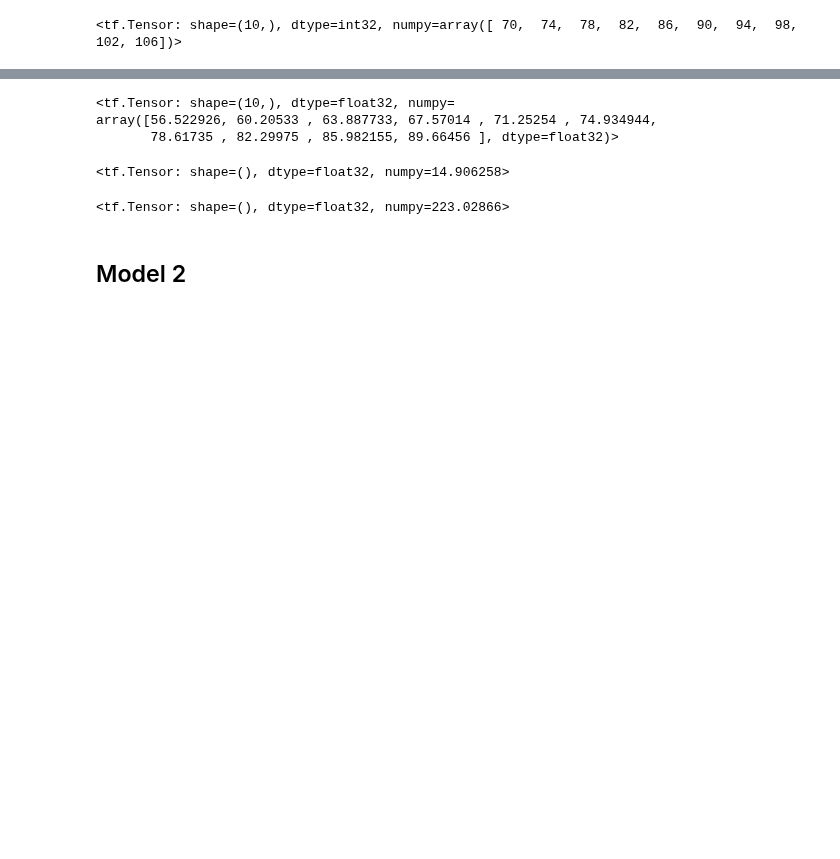
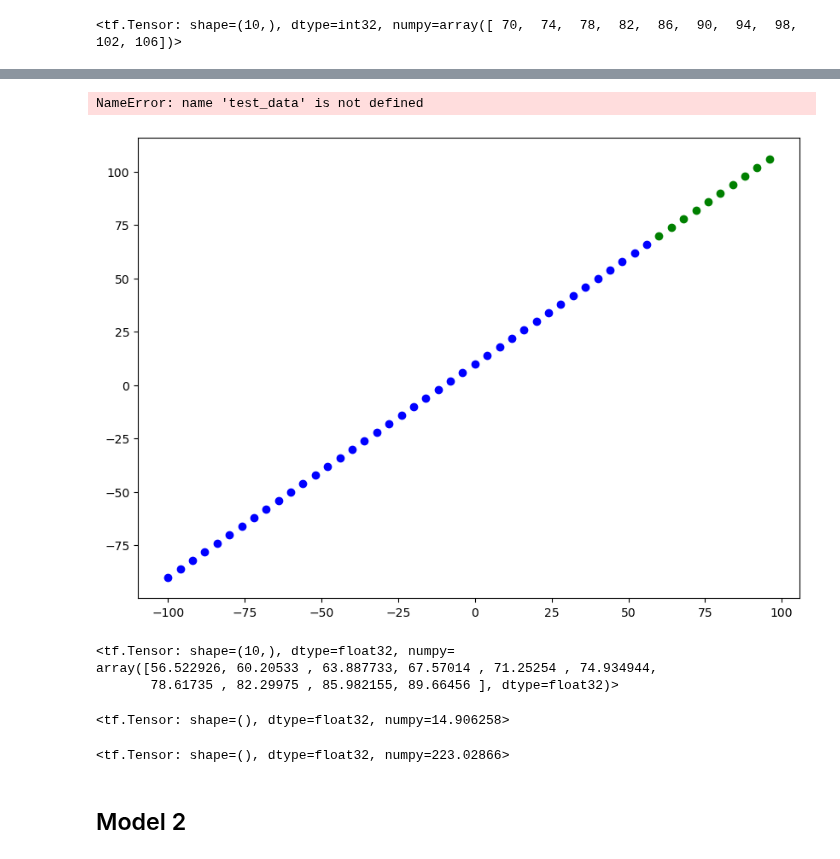
Before and after one commit to Abisoyesam/Deep-Learning-With-TensorFlow, a Jupyter notebook: 02 - Neural Network Regression/code/05 - Comparing models.ipynb, the cells around one changed output, grey strips where cells are left out. Cells and saved outputs as stored; diff of their text form; code cells hidden in the pictures; blank space fills up the shorter version.

```diff
--- a/02 - Neural Network Regression/code/05 - Comparing models.ipynb
+++ b/02 - Neural Network Regression/code/05 - Comparing models.ipynb
@@ -139,3 +129,8 @@ plot_predictions()
+# %%
+plot_graph.plot_predictions(X_train, y_train, X_test, y_test, y_pred_1)
+# %% [output]
+NameError: name 'test_data' is not defined
+[figure, added]
 # %%
 y_pred_1 = tf.squeeze(tf.constant(y_pred_1))
 y_pred_1
```
Also changed, not shown: parts of 6 cells of this notebook, 1 other file.
